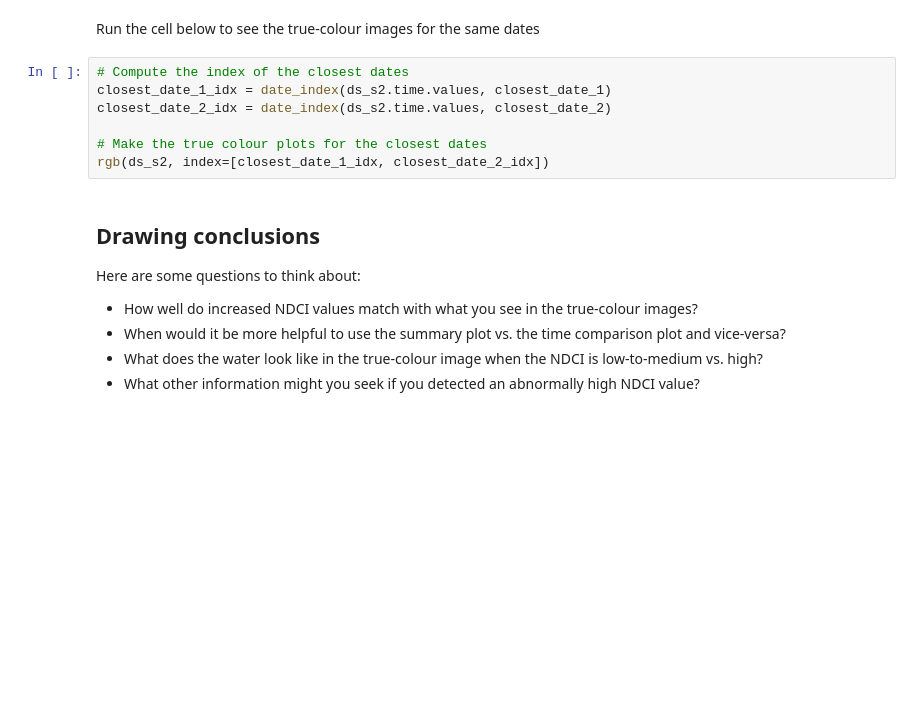
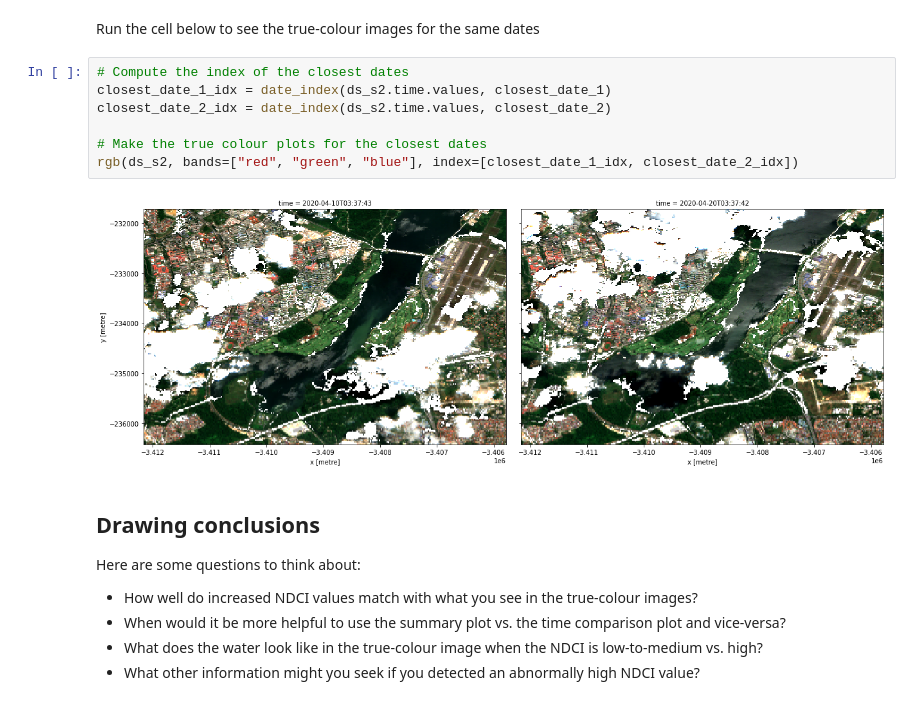
Before and after one commit to csiro-easi/eocsi-hackathon-2022, a Jupyter notebook: case-studies/Chlorophyll_monitoring.ipynb, the cells around one changed output. Drawn from its saved outputs; the diff is of its cells as text; blank space fills up the shorter version.

```diff
--- a/case-studies/Chlorophyll_monitoring.ipynb
+++ b/case-studies/Chlorophyll_monitoring.ipynb
@@ -376,10 +476,12 @@ Run the cell below to see the true-colour images for the same dates
 # %%
 # Compute the index of the closest dates
 closest_date_1_idx = date_index(ds_s2.time.values, closest_date_1)
 closest_date_2_idx = date_index(ds_s2.time.values, closest_date_2)
 
 # Make the true colour plots for the closest dates
-rgb(ds_s2, index=[closest_date_1_idx, closest_date_2_idx])
+rgb(ds_s2, bands=["red", "green", "blue"], index=[closest_date_1_idx, closest_date_2_idx])
+# %% [output]
+[figure, added]
 # %% [markdown]
 ## Drawing conclusions
 Here are some questions to think about:
```
Also changed, not shown: parts of 34 cells of this notebook.
